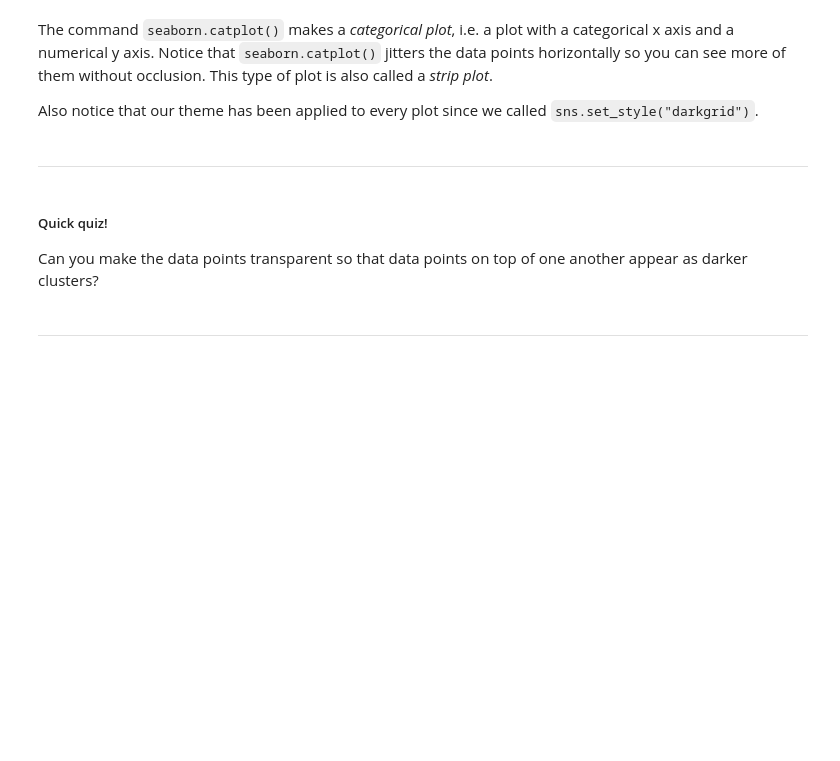
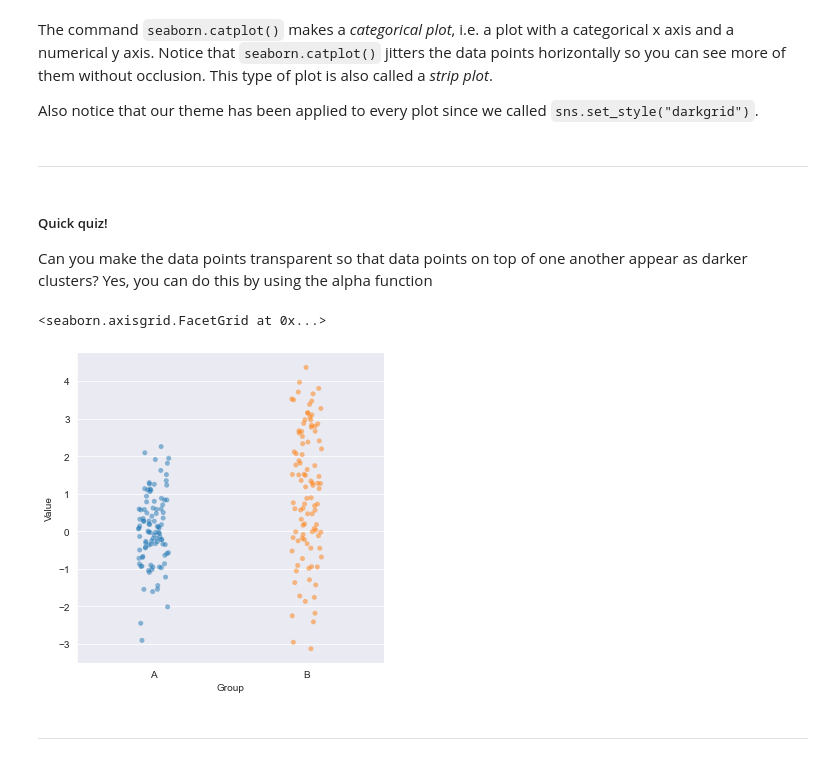
Before and after one commit to mohammedfmehboob/PythonTutorials, a Jupyter notebook: tutorial007.ipynb, the cells around one changed output. Drawn from its saved outputs; the diff is of its cells as text; code cells hidden in the pictures; blank space fills up the shorter version.

```diff
--- a/tutorial007.ipynb
+++ b/tutorial007.ipynb
@@ -227,7 +252,13 @@ Also notice that our theme has been applied to every plot since we called `sns.s
 ---
 # %% [markdown]
 ##### Quick quiz!
-Can you make the data points transparent so that data points on top of one another appear as darker clusters?
+Can you make the data points transparent so that data points on top of one another appear as darker clusters? Yes, you can do this by using the alpha function
+# %%
+# This is for the quiz up above.
+sns.catplot(data=myDataFromFile, x="Group", y="Value", alpha = 0.5)
+# %% [output]
+<seaborn.axisgrid.FacetGrid at 0x...>
+[figure, added]
 # %% [markdown]
 ---
 # %% [markdown]
```
Also changed, not shown: parts of 20 cells of this notebook.
